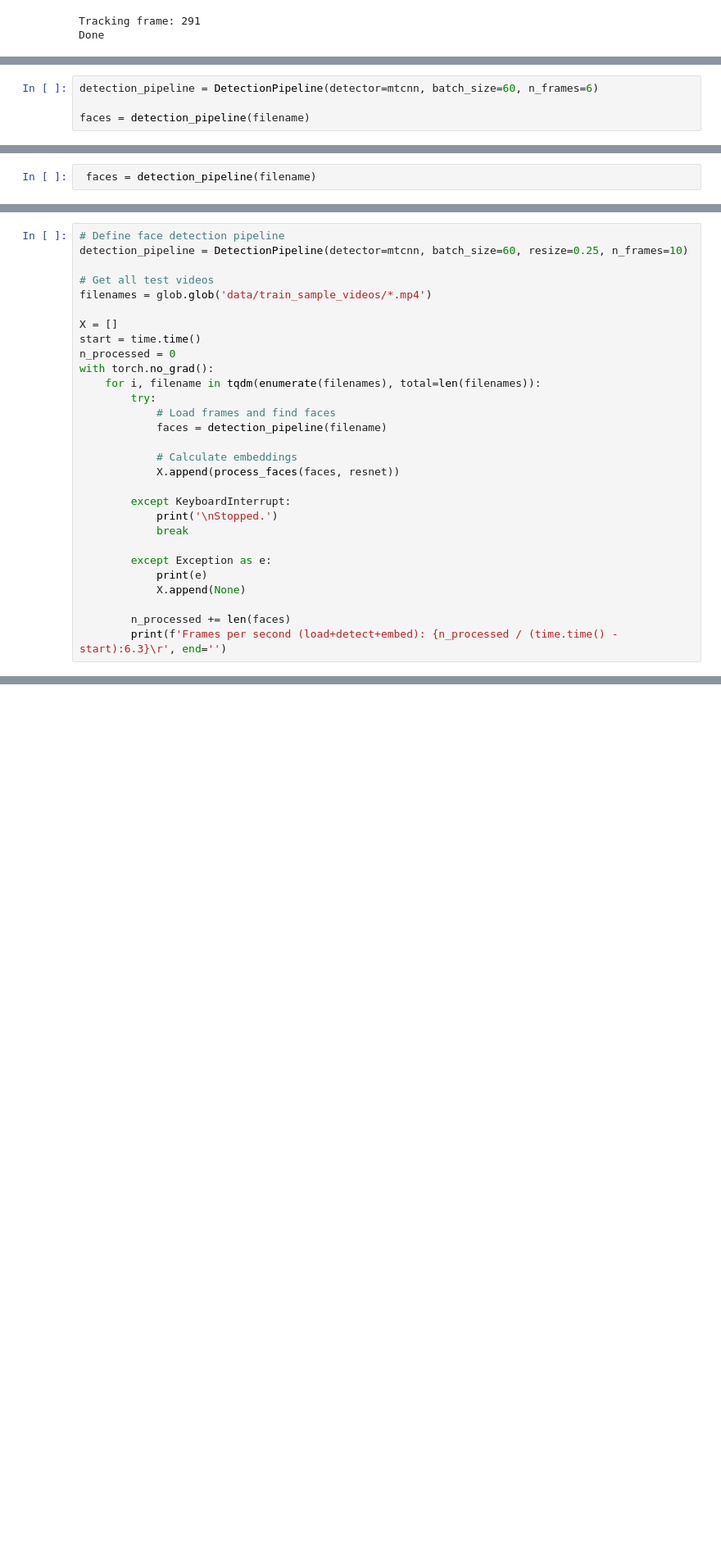
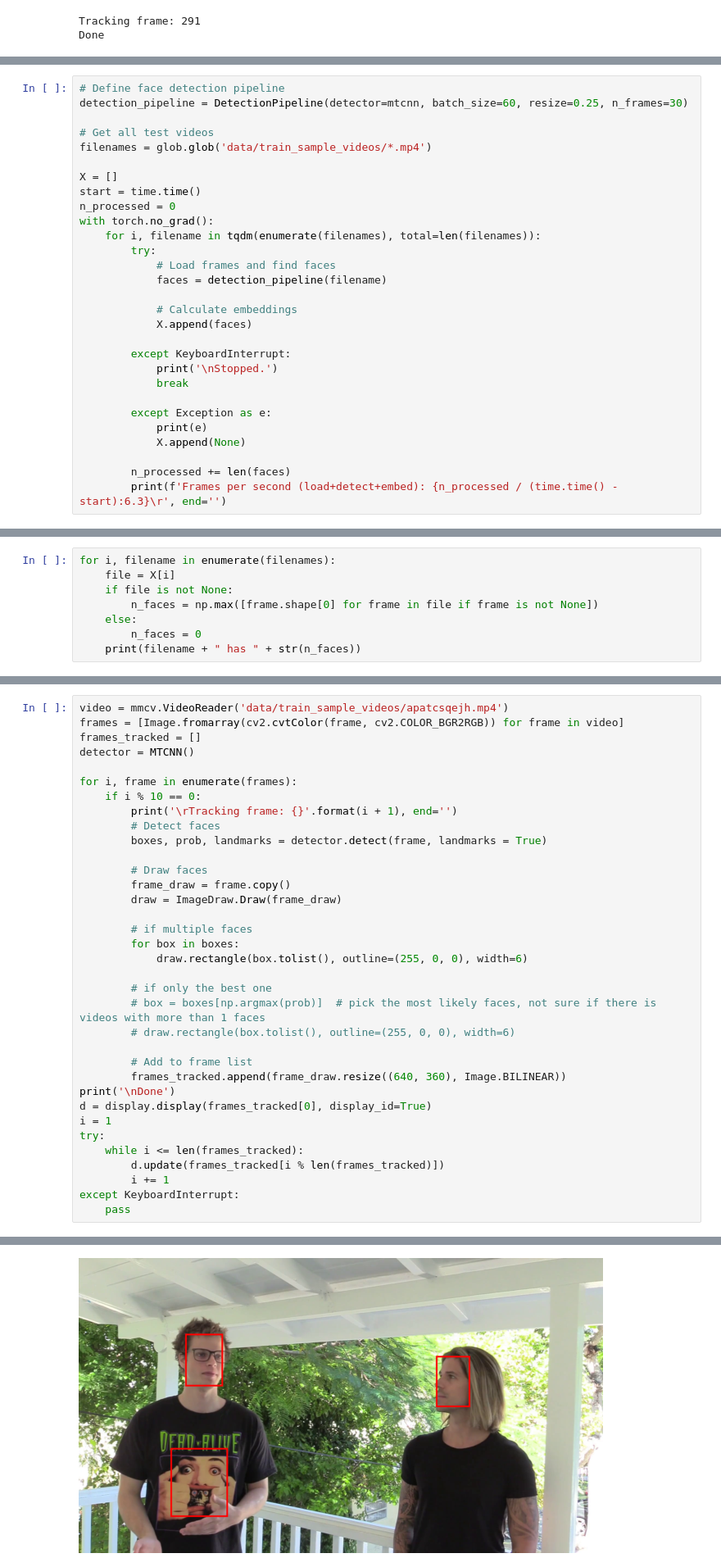
Before and after one commit to zengm71/DeepFakeChallenge, a Jupyter notebook: DeepFakeChallengeCPU.ipynb, the cells around one changed output, grey strips where cells are left out. Shown at 82% size. Drawn from its saved outputs; the diff is of its cells as text; blank space fills up the shorter version.

```diff
--- a/DeepFakeChallengeCPU.ipynb
+++ b/DeepFakeChallengeCPU.ipynb
@@ -291,4 +247,0 @@ filename
-# %%
-detection_pipeline = DetectionPipeline(detector=mtcnn, batch_size=60, n_frames=6)
-
-faces = detection_pipeline(filename)
@@ -328,2 +247,0 @@ plt.imshow(faces[5][0].permute(1, 2, 0).int().numpy())
-# %%
- faces = detection_pipeline(filename)
@@ -338,6 +248,6 @@ array([0.17826742, 0.17089765, 0.46235058, 0.15426944, 0.1567112 ,
 # %%
 # Define face detection pipeline
-detection_pipeline = DetectionPipeline(detector=mtcnn, batch_size=60, resize=0.25, n_frames=10)
+detection_pipeline = DetectionPipeline(detector=mtcnn, batch_size=60, resize=0.25, n_frames=30)
 
 # Get all test videos
 filenames = glob.glob('data/train_sample_videos/*.mp4')
@@ -352,7 +262,7 @@ with torch.no_grad():
             faces = detection_pipeline(filename)
 
             # Calculate embeddings
-            X.append(process_faces(faces, resnet))
+            X.append(faces)
 
         except KeyboardInterrupt:
             print('\nStopped.')
@@ -394,0 +291,8 @@ array([0.18400645, 0.10635053, 0.21150376, 0.19189224, 0.22635849,
+# %%
+for i, filename in enumerate(filenames):
+    file = X[i]
+    if file is not None:
+        n_faces = np.max([frame.shape[0] for frame in file if frame is not None])
+    else:
+        n_faces = 0
+    print(filename + " has " + str(n_faces))
@@ -394,0 +320,36 @@ array([0.18400645, 0.10635053, 0.21150376, 0.19189224, 0.22635849,
+# %%
+video = mmcv.VideoReader('data/train_sample_videos/apatcsqejh.mp4')
+frames = [Image.fromarray(cv2.cvtColor(frame, cv2.COLOR_BGR2RGB)) for frame in video]
+frames_tracked = []
+detector = MTCNN()
+
+for i, frame in enumerate(frames):
+    if i % 10 == 0:
+        print('\rTracking frame: {}'.format(i + 1), end='')
+        # Detect faces
+        boxes, prob, landmarks = detector.detect(frame, landmarks = True)
+
+        # Draw faces
+        frame_draw = frame.copy()
+        draw = ImageDraw.Draw(frame_draw)
+
+        # if multiple faces
+        for box in boxes:
+            draw.rectangle(box.tolist(), outline=(255, 0, 0), width=6)
+
+        # if only the best one
+        # box = boxes[np.argmax(prob)]  # pick the most likely faces, not sure if there is videos with more than 1 faces
+        # draw.rectangle(box.tolist(), outline=(255, 0, 0), width=6)
+
+        # Add to frame list
+        frames_tracked.append(frame_draw.resize((640, 360), Image.BILINEAR))
+print('\nDone')
+d = display.display(frames_tracked[0], display_id=True)
+i = 1
+try:
+    while i <= len(frames_tracked):
+        d.update(frames_tracked[i % len(frames_tracked)])
+        i += 1
+except KeyboardInterrupt:
+    pass
+# %% [output]
@@ -395,3 +358,4 @@ array([0.18400645, 0.10635053, 0.21150376, 0.19189224, 0.22635849,
+[figure, added]
 # %% [markdown]
 # Reference
 * https://github.com/timesler/facenet-pytorch/blob/master/examples/face_tracking.ipynb
```
Also changed, not shown: parts of 21 cells of this notebook.
